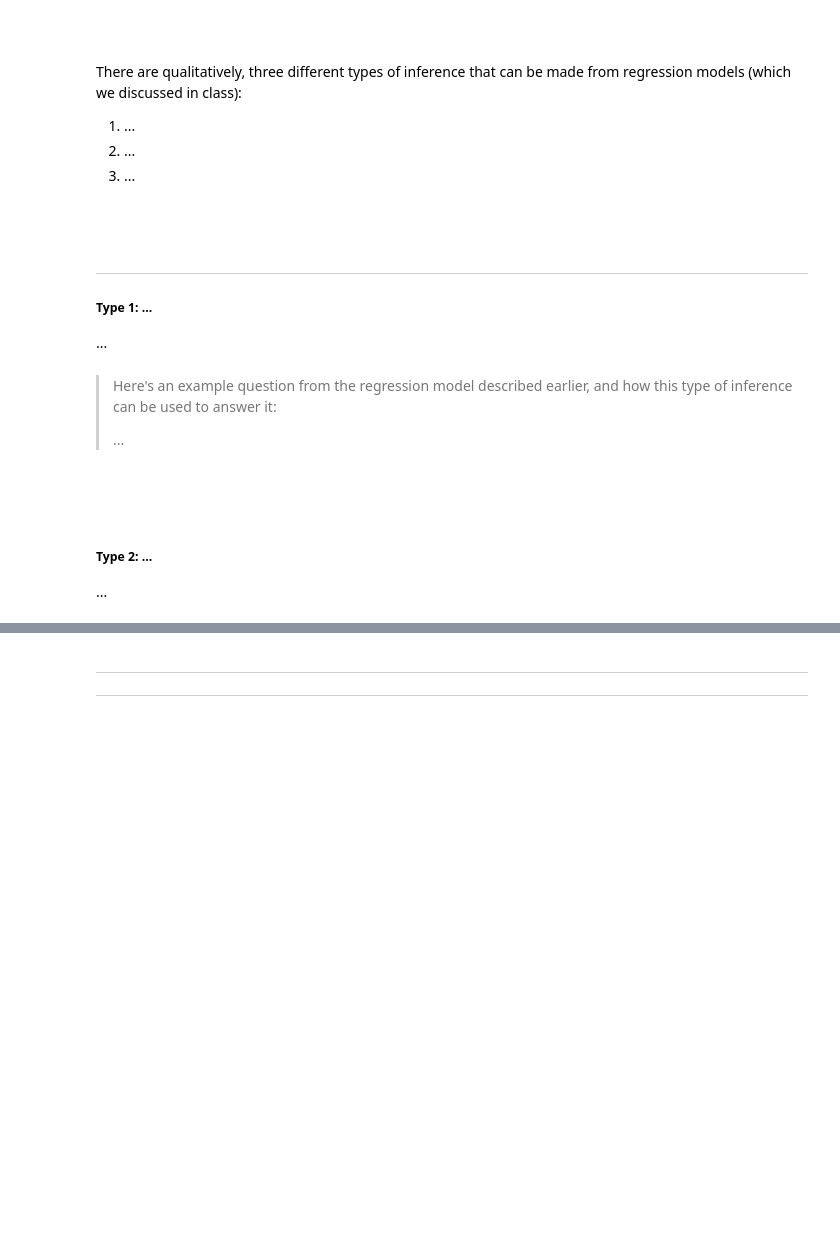
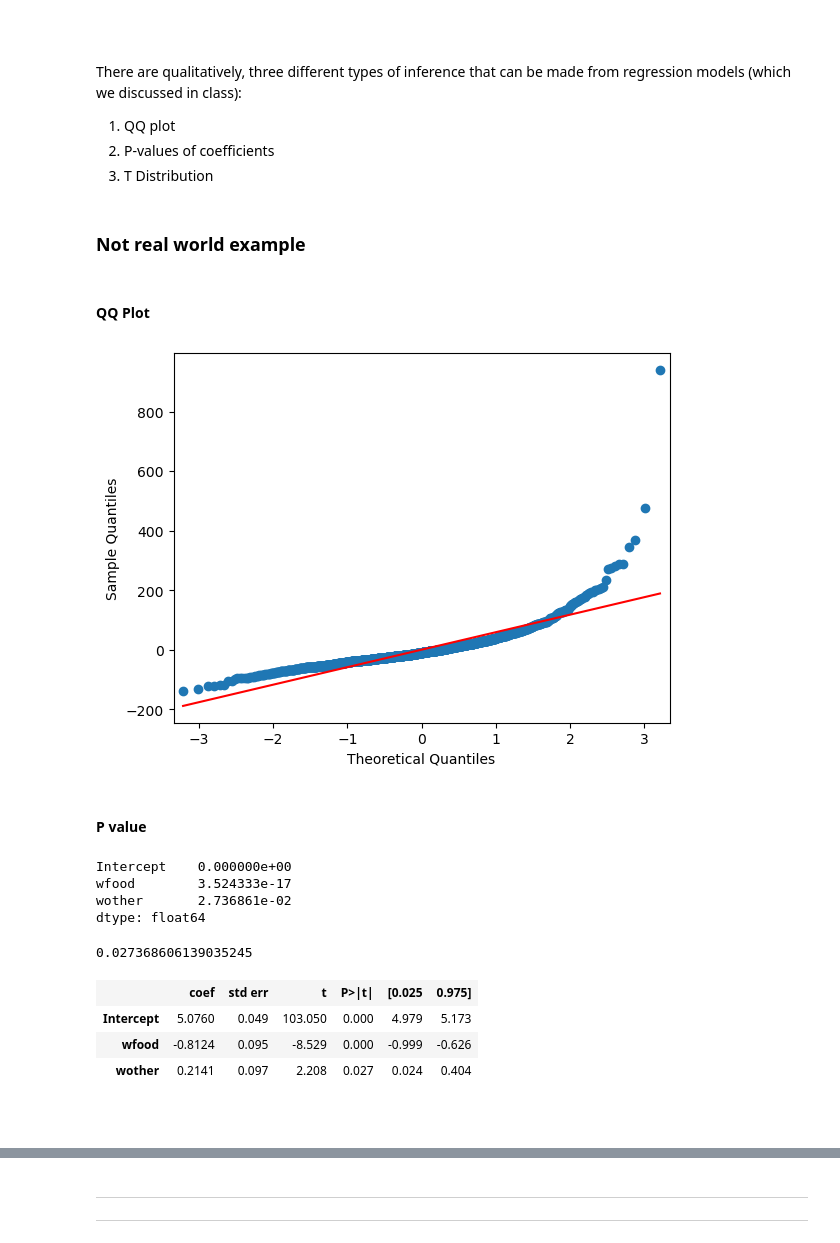
Before and after one commit to raoguchi/sp24, a Jupyter notebook: notebooks/week-7-summary.ipynb, the cells around one changed output, grey strips where cells are left out. Saved outputs shown, nothing was run; the diff lists cells and outputs as text; code cells hidden in the pictures; blank space fills up the shorter version.

```diff
--- a/notebooks/week-7-summary.ipynb
+++ b/notebooks/week-7-summary.ipynb
@@ -255,0 +325,11 @@ $$
+# %%
+import statsmodels.api as sm
+import pandas as pd
+from sklearn.datasets import load_boston
+
+# Load the Boston housing dataset
+boston = load_boston()
+boston_df = pd.DataFrame(boston.data, columns=boston.feature_names)
+boston_df['PRICE'] = boston.target
+
+boston_df
@@ -255,0 +350,13 @@ $$
+# %%
+# Define the independent variables (X) and the dependent variable (Y)
+X = boston_df.drop(columns=['PRICE'])
+Y = boston_df['PRICE']
+
+# Add a constant to the independent variables matrix (required for statsmodels)
+X = sm.add_constant(X)
+
+# Fit the OLS model
+model = sm.OLS(Y, X).fit()
+
+# Print the summary of the regression model
+print(model.summary())
@@ -258,23 +383,43 @@ $$
 # %% [markdown]
 There are qualitatively, three different types of inference that can be made from regression models (which we discussed in class):
 
-1. ...
-2. ...
-3. ...
+1. QQ plot
+2. P-values of coefficients
+3. T Distribution
+# %% [markdown]
+### Not real world example
+# %% [markdown]
+#### QQ Plot
+# %%
+sm.qqplot(model.resid, line ='s');
+# %% [output]
+[figure, added]
+# %% [markdown]
+#### P value
+# %%
+model.pvalues
+# %% [output]
+Intercept    0.000000e+00
+wfood        3.524333e-17
+wother       2.736861e-02
+dtype: float64
+# %%
+# t-distribution
+coefficient = 'wother'
+t = (model.params[coefficient] - 0) / model.bse[coefficient]
+dof = model.df_resid
+
+t_distribution = stats.t(dof)
+t_p_value = 2 * (1 - t_distribution.cdf(np.abs(t)))
+t_p_value
+# %% [output]
+0.027368606139035245
+# %%
+model.summary().tables[1]
+# %% [output]
+|  | coef | std err | t | P>|t| | [0.025 | 0.975] |
+| Intercept | 5.0760 | 0.049 | 103.050 | 0.000 | 4.979 | 5.173 |
+| wfood | -0.8124 | 0.095 | -8.529 | 0.000 | -0.999 | -0.626 |
+| wother | 0.2141 | 0.097 | 2.208 | 0.027 | 0.024 | 0.404 |
 # %% [markdown]
 <br></br>
-# %% [markdown]
----
-##### Type 1: ...
-
-...
-# %% [markdown]
-> Here's an example question from the regression model described earlier, and how this type of inference can be used to answer it:
->
-> ...
-# %% [markdown]
-<br></br>
-# %% [markdown]
-##### Type 2: ...
-
-...
```
Also changed, not shown: parts of 32 cells of this notebook.
